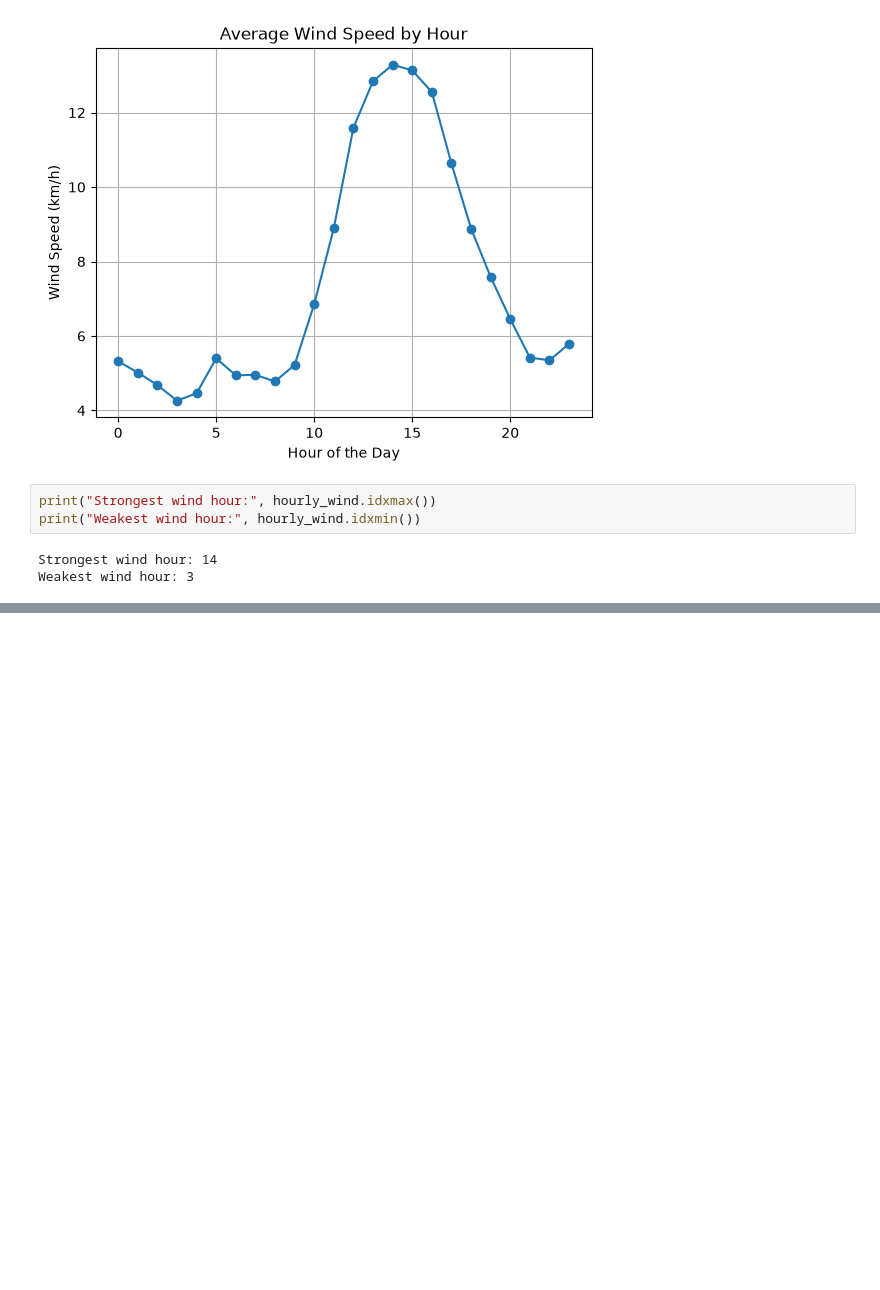
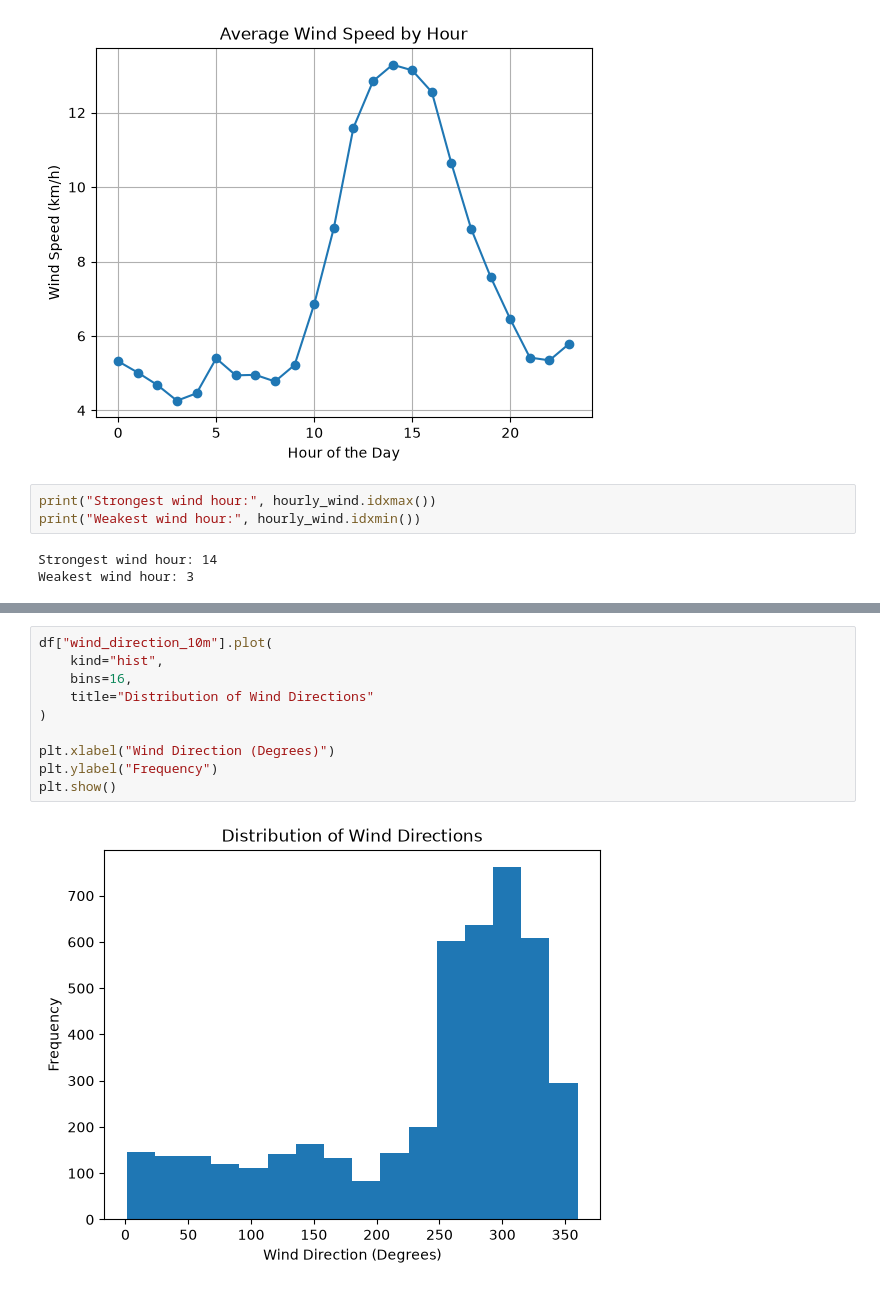
Before and after one commit to fida-fei/breezy, a Jupyter notebook: notebooks/01_wind_data_exploration.ipynb, the cells around one changed output, grey strips where cells are left out. Cells and saved outputs as stored; diff of their text form; blank space fills up the shorter version.

```diff
--- a/notebooks/01_wind_data_exploration.ipynb
+++ b/notebooks/01_wind_data_exploration.ipynb
@@ -93,0 +157,12 @@ Weakest wind hour: 3
+# %%
+df["wind_direction_10m"].plot(
+    kind="hist",
+    bins=16,
+    title="Distribution of Wind Directions"
+)
+
+plt.xlabel("Wind Direction (Degrees)")
+plt.ylabel("Frequency")
+plt.show()
+# %% [output]
+[figure, added]
```
Also changed, not shown: parts of 29 cells of this notebook.
